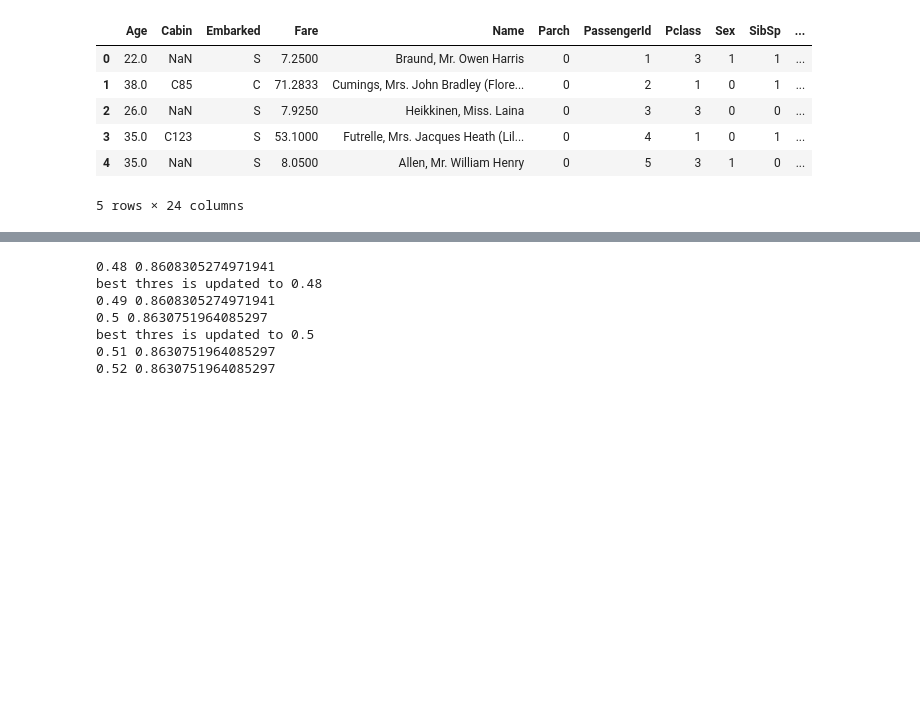
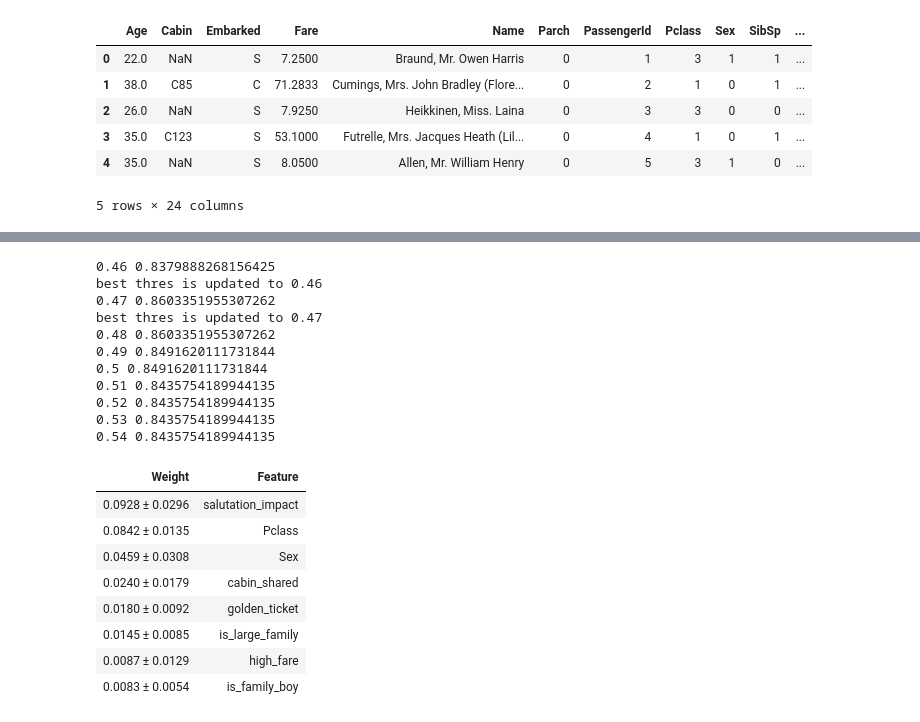
Before and after one commit to masatoomori/kaggle-titanic, a Jupyter notebook: titanic/kaggle_titanic.ipynb, the cells around one changed output, grey strips where cells are left out. Drawn from its saved outputs; the diff is of its cells as text; code cells hidden in the pictures; blank space fills up the shorter version.

Commit message:
titanic scored 0.80861

```diff
--- a/titanic/kaggle_titanic.ipynb
+++ b/titanic/kaggle_titanic.ipynb
@@ -277,25 +294,25 @@ xgb_params = {
 
 rf_model = RandomForestClassifier()
 rf_params = {
-    'n_estimators'      : [700],
+    'n_estimators'      : [700, 800],
     'max_features'      : ['auto'],
     'criterion'         : ['entropy', 'gini'],
     'random_state'      : [0],
     'n_jobs'            : [5],
-    'min_samples_split' : [15, 18],
-    'max_depth'         : [15, 18],
+    'min_samples_split' : [12, 15],
+    'max_depth'         : [10, 12, 15],
 }
 
 model = rf_model
 params = rf_params
 
 clf = GridSearchCV(model, params, n_jobs=5,
-                   cv=StratifiedKFold(train_y, n_folds=5, shuffle=True),
+                   cv=StratifiedKFold(y_train, n_folds=5, shuffle=True),
                    # cv=5,
                    scoring='roc_auc',
                    verbose=2, refit=True)
 
-clf.fit(train_X, train_y)
+clf.fit(X_train, y_train)
 
 best_parameters, score, _ = max(clf.grid_scores_, key=lambda x: x[1])
 print('Raw AUC score:', score)
@@ -343,18 +364,19 @@ n_estimators: 700
 n_jobs: 5
 random_state: 0
 # %%
-thres = [0.48, 0.49, 0.5, 0.51, 0.52]
+thres = [0.46, 0.47, 0.48, 0.49, 0.5, 0.51, 0.52, 0.53, 0.54]
 
-train_result = pd.merge(df_train[['PassengerId']], df_both, how='left', on='PassengerId').drop(['PassengerId'], axis=1)
-train_result['score'] = [p[1] for p in clf.predict_proba(train_X)]
+df_test_result = X_test.copy()
+df_test_result['Survived'] = y_test
+df_test_result['score'] = [p[1] for p in clf.predict_proba(X_test)]
 
 best_thres = thres[0]
 best_score = 0
 for t in thres:
-  train_result['pred'] = train_result['score'].apply(lambda x: int(x + t))
+  df_test_result['pred'] = df_test_result['score'].apply(lambda x: int(x + t))
 
-  train_result['match'] = train_result.apply(lambda row: 1 if row['pred'] == row['Survived'] else 0, axis=1)
-  score = train_result['match'].mean()
+  df_test_result['match'] = df_test_result.apply(lambda row: 1 if row['pred'] == row['Survived'] else 0, axis=1)
+  score = df_test_result['match'].mean()
   print(t, score)
 
   if score > best_score:
@@ -362,12 +384,32 @@ for t in thres:
     best_score = score
     print('best thres is updated to {}'.format(t))
 
-train_result['pred'] = train_result['score'].apply(lambda x: int(x + best_thres))
+df_test_result['pred'] = df_test_result['score'].apply(lambda x: int(x + best_thres))
 # %% [output]
-0.48 0.8608305274971941
-best thres is updated to 0.48
-0.49 0.8608305274971941
-0.5 0.8630751964085297
-best thres is updated to 0.5
-0.51 0.8630751964085297
-0.52 0.8630751964085297
+0.46 0.8379888268156425
+best thres is updated to 0.46
+0.47 0.8603351955307262
+best thres is updated to 0.47
+0.48 0.8603351955307262
+0.49 0.8491620111731844
+0.5 0.8491620111731844
+0.51 0.8435754189944135
+0.52 0.8435754189944135
+0.53 0.8435754189944135
+0.54 0.8435754189944135
+# %%
+import eli5
+from eli5.sklearn import PermutationImportance
+
+perm = PermutationImportance(clf, random_state=1).fit(X_test, y_test)
+eli5.show_weights(perm, feature_names=X_test.columns.tolist())
+# %% [output]
+| Weight | Feature |
+| 0.0928 ± 0.0296 | salutation_impact |
+| 0.0842 ± 0.0135 | Pclass |
+| 0.0459 ± 0.0308 | Sex |
+| 0.0240 ± 0.0179 | cabin_shared |
+| 0.0180 ± 0.0092 | golden_ticket |
+| 0.0145 ± 0.0085 | is_large_family |
+| 0.0087 ± 0.0129 | high_fare |
+| 0.0083 ± 0.0054 | is_family_boy |
```
Also changed, not shown: parts of 24 cells of this notebook.
